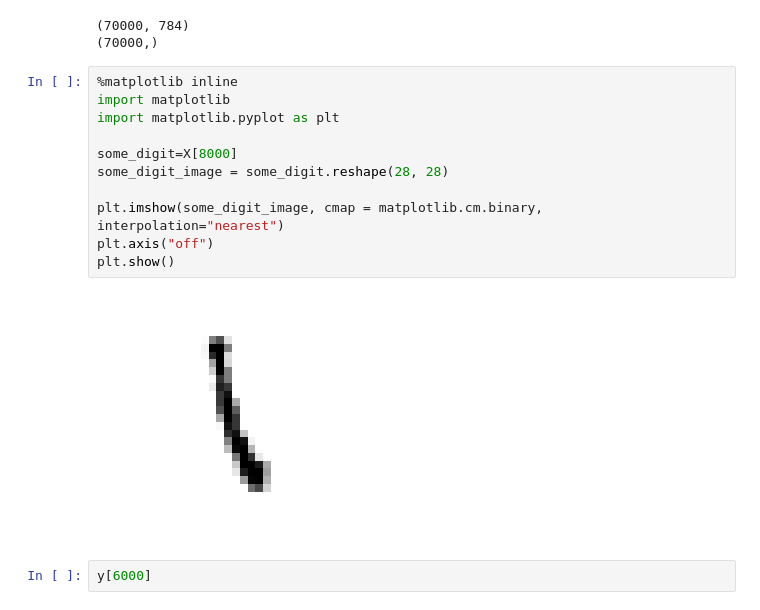
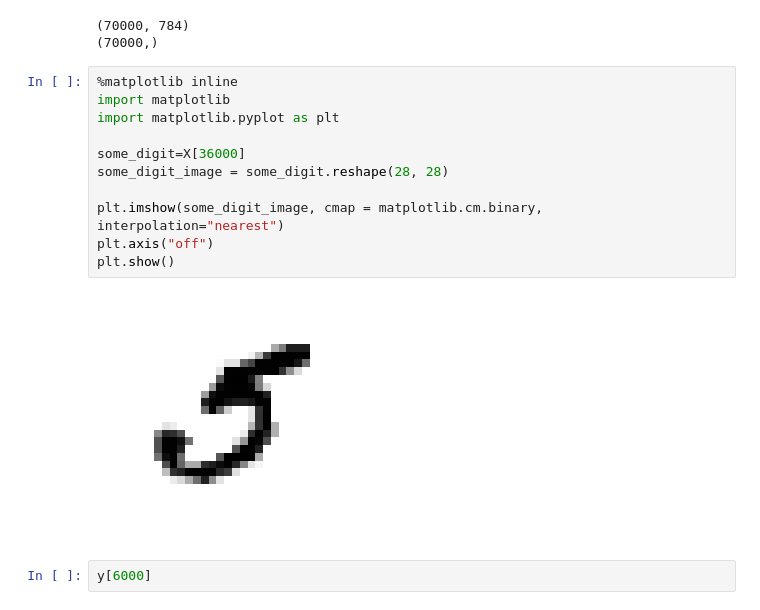
Before and after one commit to binify/ML_in_Testing, a Jupyter notebook: Classification.ipynb, the cells around one changed output. Drawn from its saved outputs; the diff is of its cells as text.

```diff
--- a/Classification.ipynb
+++ b/Classification.ipynb
@@ -50,16 +50,16 @@ print (y.shape)
 # %%
 %matplotlib inline
 import matplotlib
 import matplotlib.pyplot as plt
 
-some_digit=X[8000]
+some_digit=X[36000]
 some_digit_image = some_digit.reshape(28, 28)
 
 plt.imshow(some_digit_image, cmap = matplotlib.cm.binary, interpolation="nearest")
 plt.axis("off")
 plt.show()
 # %% [output]
-[figure, old version]
+[figure, new version]
 # %%
 y[6000]
 # %% [output]
```
Also changed, not shown: parts of 20 cells of this notebook.
